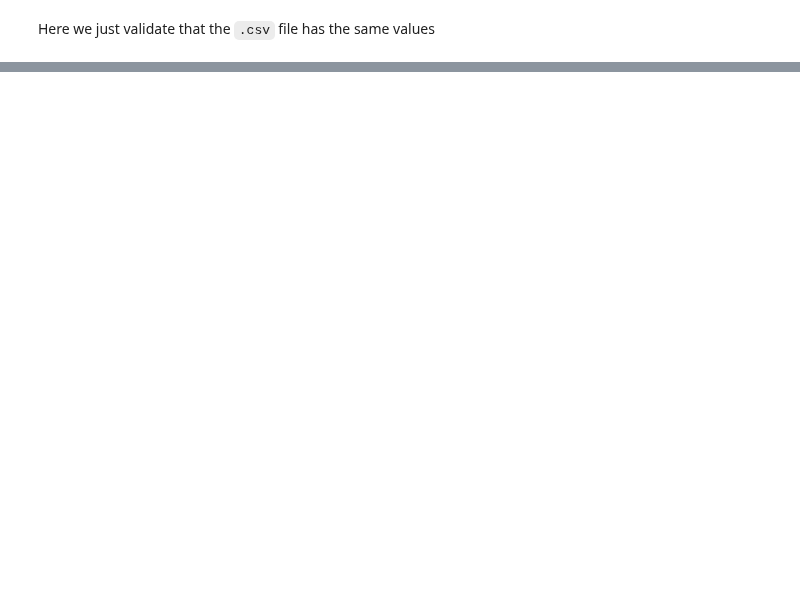
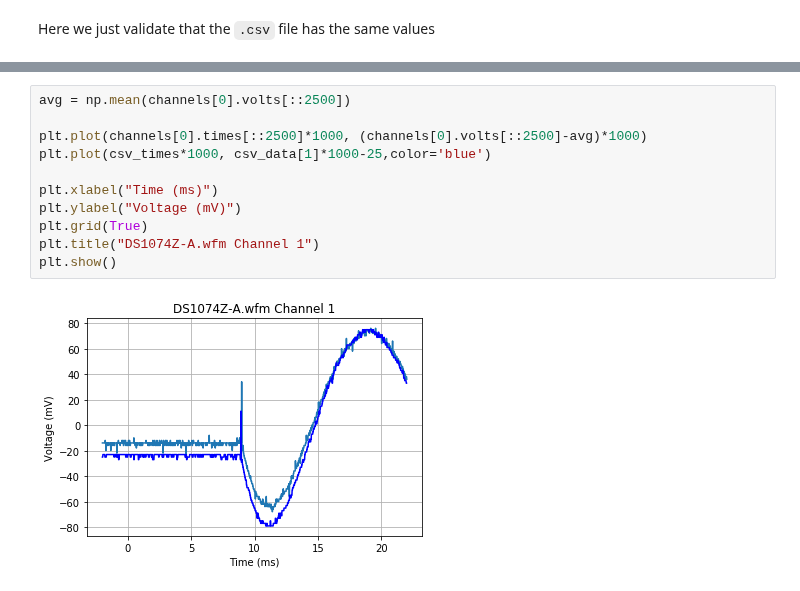
Before and after one commit to scottprahl/RigolWFM, a Jupyter notebook: doc/1-DS1000Z-Waveforms.ipynb, the cells around one changed output, grey strips where cells are left out. Drawn from its saved outputs; the diff is of its cells as text; blank space fills up the shorter version.

```diff
--- a/doc/1-DS1000Z-Waveforms.ipynb
+++ b/doc/1-DS1000Z-Waveforms.ipynb
@@ -194,0 +205,13 @@ Channel 1
+# %%
+avg = np.mean(channels[0].volts[::2500])
+
+plt.plot(channels[0].times[::2500]*1000, (channels[0].volts[::2500]-avg)*1000)
+plt.plot(csv_times*1000, csv_data[1]*1000-25,color='blue')
+
+plt.xlabel("Time (ms)")
+plt.ylabel("Voltage (mV)")
+plt.grid(True)
+plt.title("DS1074Z-A.wfm Channel 1")
+plt.show()
+# %% [output]
+[figure, added]
```
Also changed, not shown: parts of 11 cells of this notebook.
